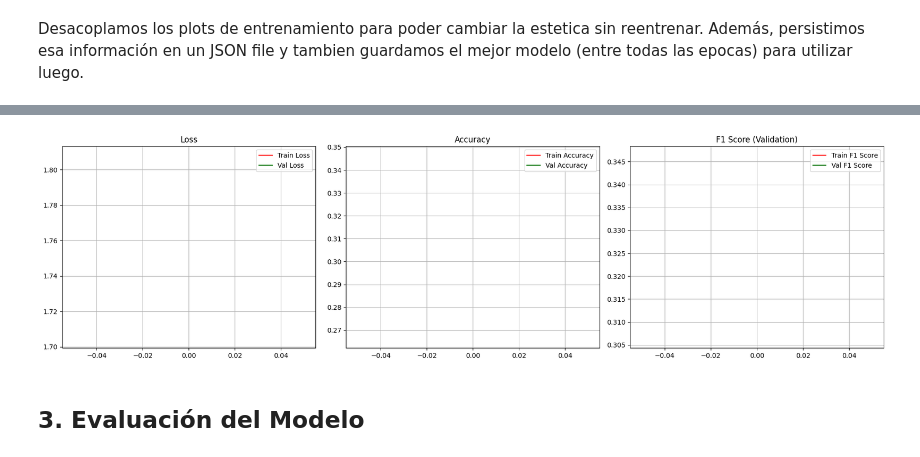
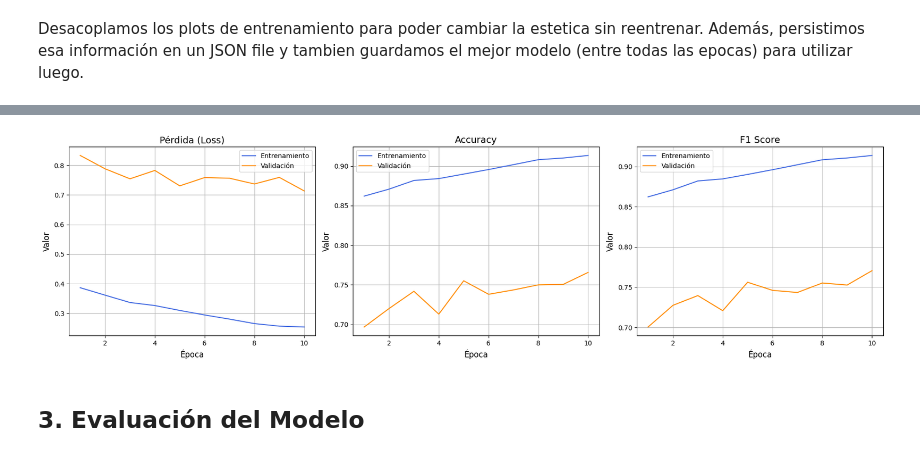
Before and after one commit to joagonzalez/ceia-aprendizaje-profundo, a Jupyter notebook: tp2/JOAQUIN-GONZALEZ-DL-TP2-Co18.ipynb, the cells around one changed output, grey strips where cells are left out. Drawn from its saved outputs; the diff is of its cells as text; code cells hidden in the pictures.

```diff
--- a/tp2/JOAQUIN-GONZALEZ-DL-TP2-Co18.ipynb
+++ b/tp2/JOAQUIN-GONZALEZ-DL-TP2-Co18.ipynb
@@ -1137,7 +1123,7 @@ KeyboardInterrupt:
-# %%
-plot_train_results_from_json()
-# %% [output]
-[figure, removed]
+# %%
+plot_train_results_from_json(json_file='cnn_train_data.json')
+# %% [output]
+[figure, added]
 # %% [markdown]
 ## 3. Evaluación del Modelo
 # %% [markdown]
```
Also changed, not shown: parts of 27 cells of this notebook.
